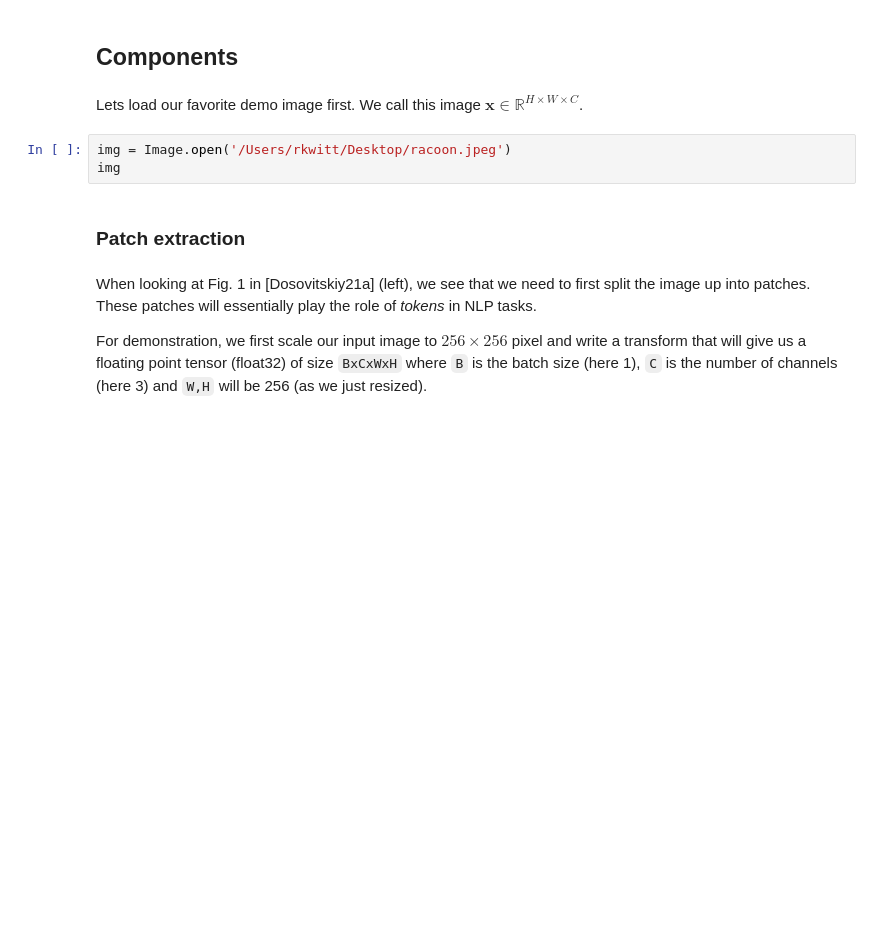
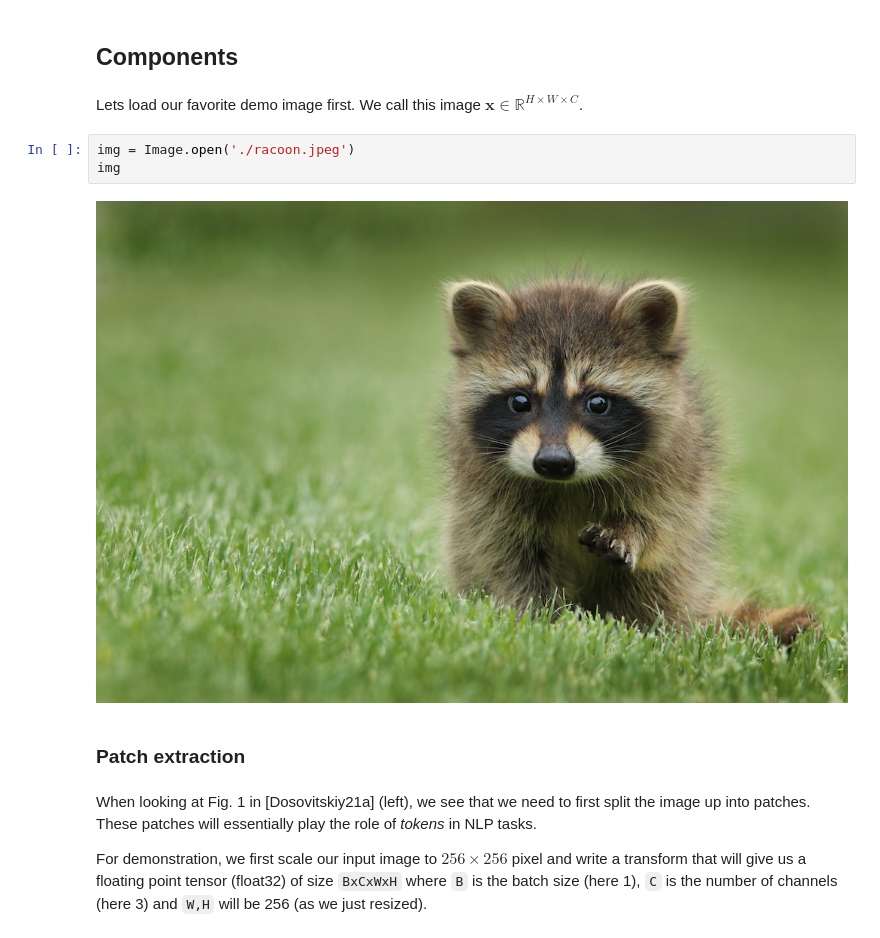
Before and after one commit to rkwitt/teaching, a Jupyter notebook: WS2324/CV/material/11_ViT/ViT.ipynb, the cells around one changed output. Cells and saved outputs as stored; diff of their text form; blank space fills up the shorter version.

```diff
--- a/WS2324/CV/material/11_ViT/ViT.ipynb
+++ b/WS2324/CV/material/11_ViT/ViT.ipynb
@@ -58,8 +64,10 @@ In the following, we will work through all the parts of the architecture (and th
 # %% [markdown]
 Lets load our favorite demo image first. We call this image $\mathbf{x} \in \mathbb{R}^{H\times W\times C}$.
 # %%
-img = Image.open('/Users/rkwitt/Desktop/racoon.jpeg')
+img = Image.open('./racoon.jpeg')
 img
+# %% [output]
+[figure, added]
 # %% [markdown]
 ### Patch extraction
 # %% [markdown]
```
Also changed, not shown: parts of 11 cells of this notebook.
